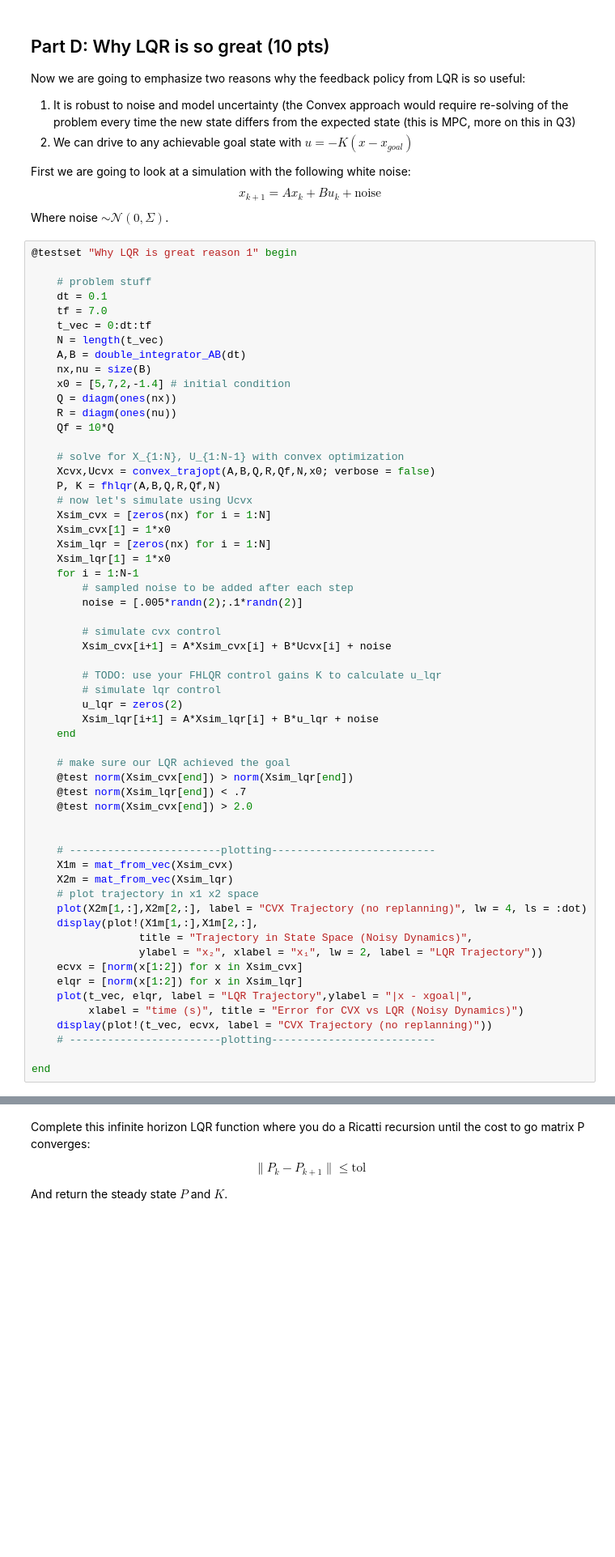
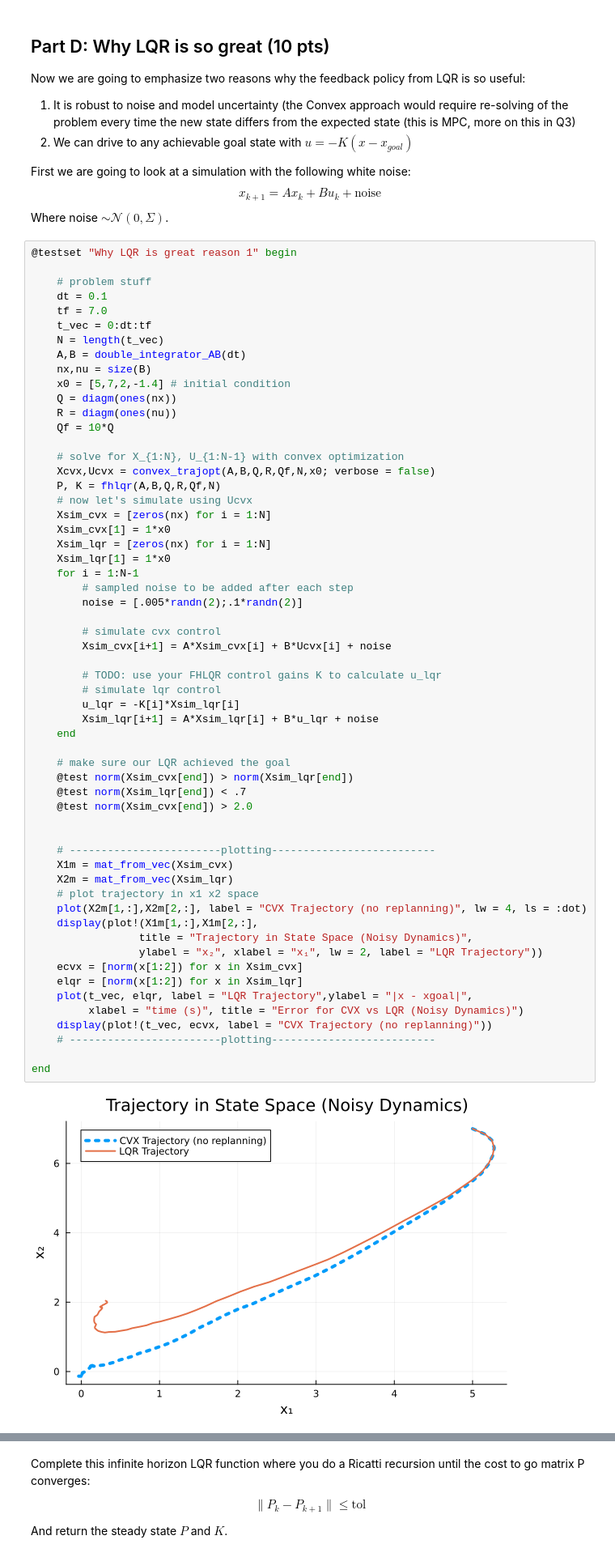
Before and after one commit to jc-bao/CMU16-745-Optimal-Control-HW, a Jupyter notebook: hw2/Q1.ipynb, the cells around one changed output, grey strips where cells are left out. Shown at 81% size. Saved outputs shown, nothing was run; the diff lists cells and outputs as text; blank space fills up the shorter version.

```diff
--- a/hw2/Q1.ipynb
+++ b/hw2/Q1.ipynb
@@ -489,31 +523,33 @@ Where noise $ \sim \mathcal{N}(0,\Sigma)$.
         # simulate cvx control
         Xsim_cvx[i+1] = A*Xsim_cvx[i] + B*Ucvx[i] + noise
 
         # TODO: use your FHLQR control gains K to calculate u_lqr
         # simulate lqr control
-        u_lqr = zeros(2)
+        u_lqr = -K[i]*Xsim_lqr[i]
         Xsim_lqr[i+1] = A*Xsim_lqr[i] + B*u_lqr + noise
     end
 
     # make sure our LQR achieved the goal
     @test norm(Xsim_cvx[end]) > norm(Xsim_lqr[end])
     @test norm(Xsim_lqr[end]) < .7
     @test norm(Xsim_cvx[end]) > 2.0
 
 
     # ------------------------plotting--------------------------
     X1m = mat_from_vec(Xsim_cvx)
     X2m = mat_from_vec(Xsim_lqr)
     # plot trajectory in x1 x2 space
     plot(X2m[1,:],X2m[2,:], label = "CVX Trajectory (no replanning)", lw = 4, ls = :dot)
     display(plot!(X1m[1,:],X1m[2,:],
                  title = "Trajectory in State Space (Noisy Dynamics)",
                  ylabel = "x₂", xlabel = "x₁", lw = 2, label = "LQR Trajectory"))
     ecvx = [norm(x[1:2]) for x in Xsim_cvx]
     elqr = [norm(x[1:2]) for x in Xsim_lqr]
     plot(t_vec, elqr, label = "LQR Trajectory",ylabel = "|x - xgoal|",
          xlabel = "time (s)", title = "Error for CVX vs LQR (Noisy Dynamics)")
     display(plot!(t_vec, ecvx, label = "CVX Trajectory (no replanning)"))
     # ------------------------plotting--------------------------
 
 end
+# %% [output]
+[figure, added]
```
Also changed, not shown: parts of 15 cells of this notebook, 3 other files.
